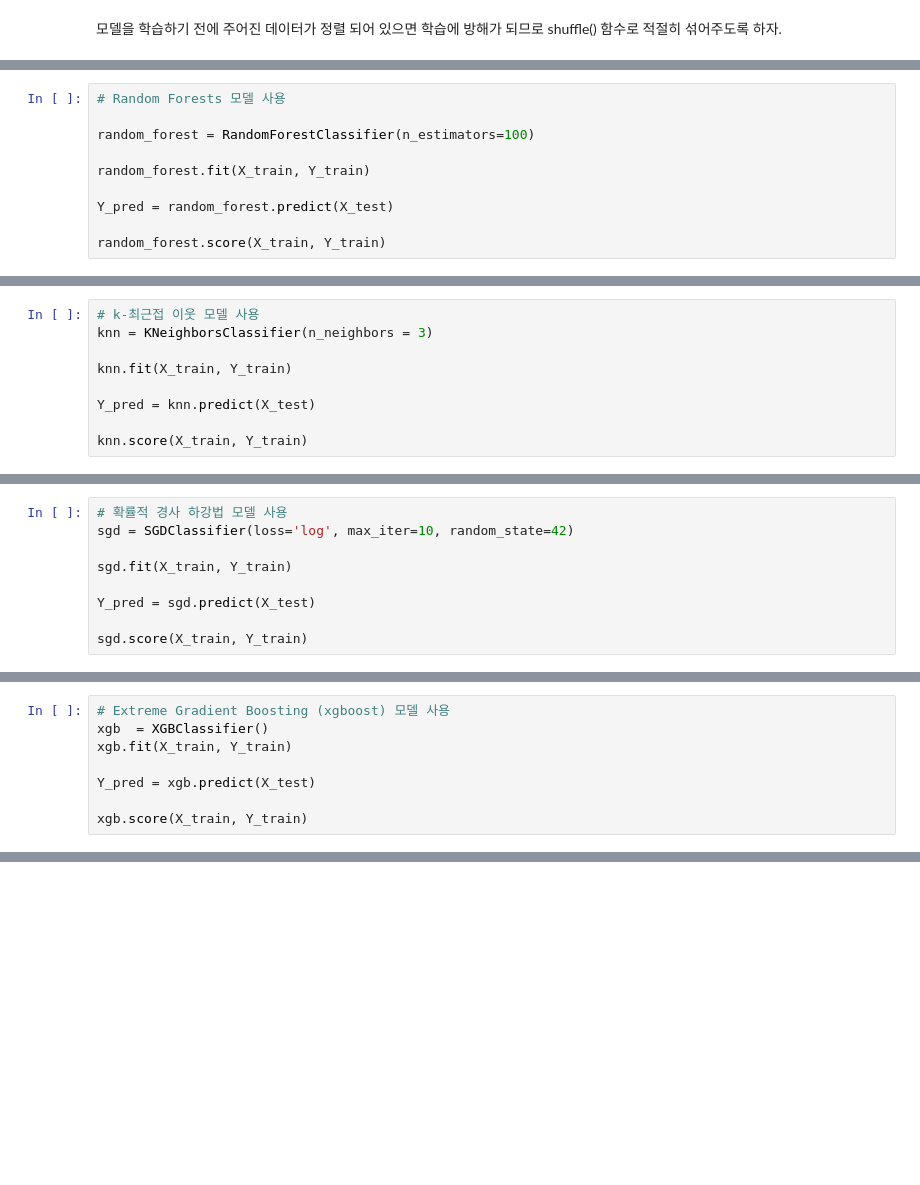
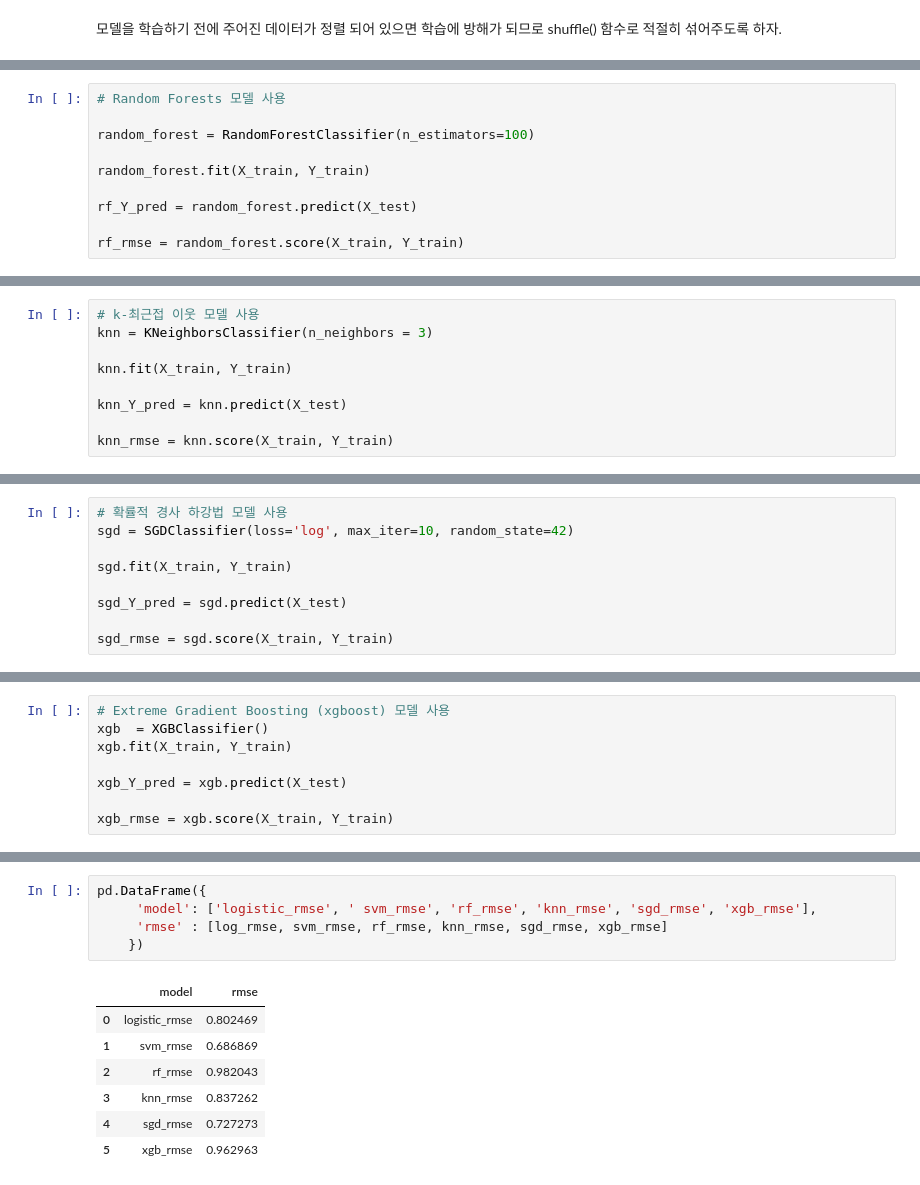
Before and after one commit to jaeyoon89/kaggle_titanic_study, a Jupyter notebook: titanic_study_machine_learning.ipynb, the cells around one changed output, grey strips where cells are left out. Cells and saved outputs as stored; diff of their text form; blank space fills up the shorter version.

```diff
--- a/titanic_study_machine_learning.ipynb
+++ b/titanic_study_machine_learning.ipynb
@@ -399,6 +395,6 @@ random_forest = RandomForestClassifier(n_estimators=100)
 
 random_forest.fit(X_train, Y_train)
 
-Y_pred = random_forest.predict(X_test)
+rf_Y_pred = random_forest.predict(X_test)
 
-random_forest.score(X_train, Y_train)
+rf_rmse = random_forest.score(X_train, Y_train)
@@ -410,6 +404,6 @@ knn = KNeighborsClassifier(n_neighbors = 3)
 
 knn.fit(X_train, Y_train)
 
-Y_pred = knn.predict(X_test)
+knn_Y_pred = knn.predict(X_test)
 
-knn.score(X_train, Y_train)
+knn_rmse = knn.score(X_train, Y_train)
@@ -421,6 +413,6 @@ sgd = SGDClassifier(loss='log', max_iter=10, random_state=42)
 
 sgd.fit(X_train, Y_train)
 
-Y_pred = sgd.predict(X_test)
+sgd_Y_pred = sgd.predict(X_test)
 
-sgd.score(X_train, Y_train)
+sgd_rmse = sgd.score(X_train, Y_train)
@@ -431,7 +421,7 @@ sgd.score(X_train, Y_train)
 xgb  = XGBClassifier()
 xgb.fit(X_train, Y_train)
 
-Y_pred = xgb.predict(X_test)
+xgb_Y_pred = xgb.predict(X_test)
 
-xgb.score(X_train, Y_train)
+xgb_rmse = xgb.score(X_train, Y_train)
 # %% [output]
@@ -440 +429,14 @@ xgb.score(X_train, Y_train)
+# %%
+pd.DataFrame({
+     'model': ['logistic_rmse', ' svm_rmse', 'rf_rmse', 'knn_rmse', 'sgd_rmse', 'xgb_rmse'],
+     'rmse' : [log_rmse, svm_rmse, rf_rmse, knn_rmse, sgd_rmse, xgb_rmse]
+    })
+# %% [output]
+|  | model | rmse |
+| 0 | logistic_rmse | 0.802469 |
+| 1 | svm_rmse | 0.686869 |
+| 2 | rf_rmse | 0.982043 |
+| 3 | knn_rmse | 0.837262 |
+| 4 | sgd_rmse | 0.727273 |
+| 5 | xgb_rmse | 0.962963 |
 # %% [markdown]
```
Also changed, not shown: parts of 10 cells of this notebook.
